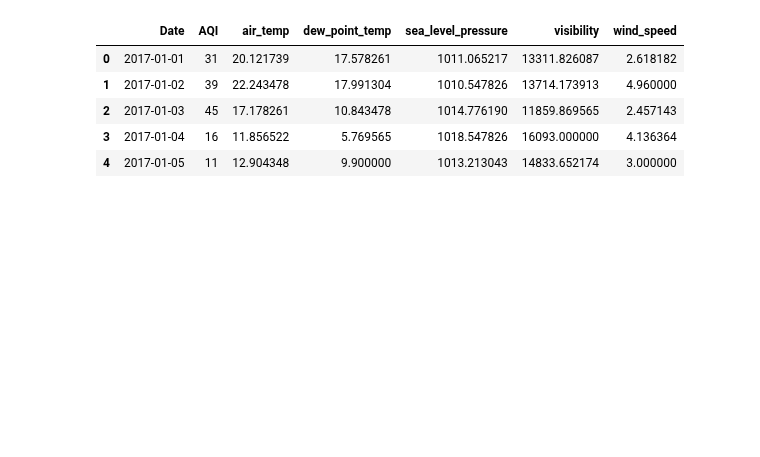
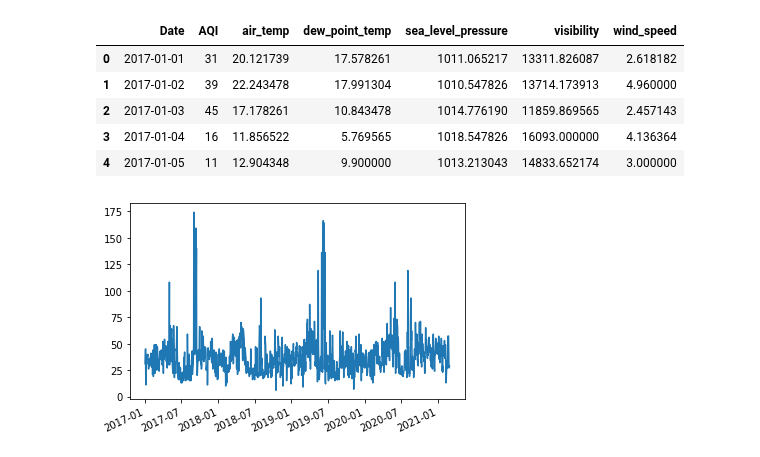
Before and after one commit to gallo-json/air-pollution-forecast, a Jupyter notebook: src/train_model.ipynb, the cells around one changed output. Saved outputs shown, nothing was run; the diff lists cells and outputs as text; code cells hidden in the pictures; blank space fills up the shorter version.

```diff
--- a/src/train_model.ipynb
+++ b/src/train_model.ipynb
@@ -26,3 +25,11 @@ df.head()
 | 2 | 2017-01-03 | 45 | 17.178261 | 10.843478 | 1014.776190 | 11859.869565 | 2.457143 |
 | 3 | 2017-01-04 | 16 | 11.856522 | 5.769565 | 1018.547826 | 16093.000000 | 4.136364 |
 | 4 | 2017-01-05 | 11 | 12.904348 | 9.900000 | 1013.213043 | 14833.652174 | 3.000000 |
+# %%
+x_axis = (matplotlib.dates.datestr2num(df.Date.values))
+# %%
+plt.plot_date(x_axis, df.AQI.values, '-')
+plt.gcf().autofmt_xdate(rotation=25)
+plt.show()
+# %% [output]
+[figure, added]
```
Also changed, not shown: parts of 24 cells of this notebook.
